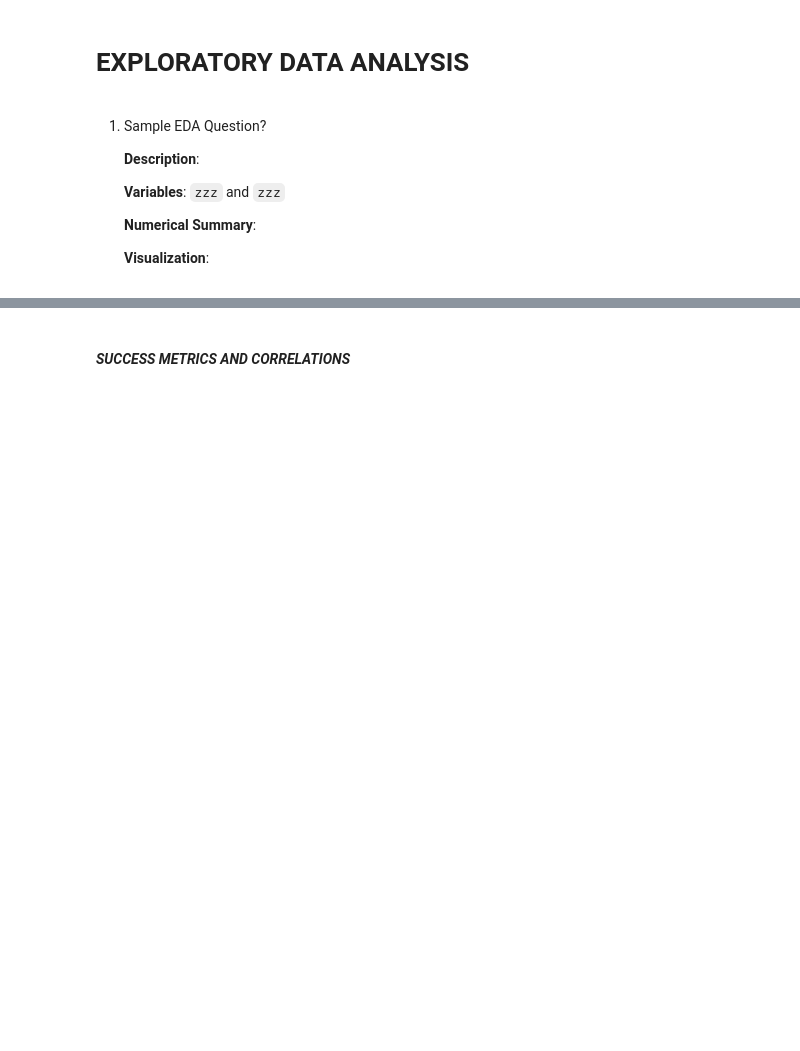
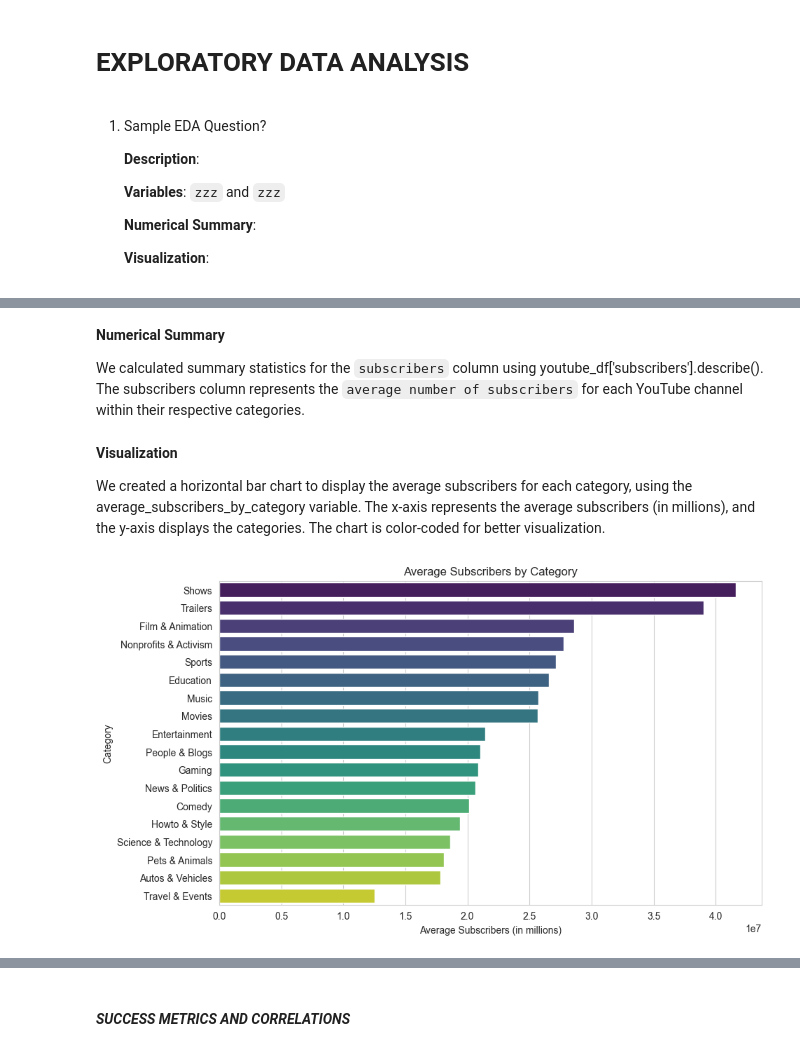
Before and after one commit to Alexxanderson/CSMODEL-PROJECT, a Jupyter notebook: MCO1/EDA.ipynb, the cells around one changed output, grey strips where cells are left out. Saved outputs shown, nothing was run; the diff lists cells and outputs as text; code cells hidden in the pictures; blank space fills up the shorter version.

```diff
--- a/MCO1/EDA.ipynb
+++ b/MCO1/EDA.ipynb
@@ -50,0 +61,4 @@ for i, col in enumerate(youtube_df.columns):
+# %% [markdown]
+**Numerical Summary**
+
+We calculated summary statistics for the `subscribers` column using youtube_df['subscribers'].describe(). The subscribers column represents the `average number of subscribers` for each YouTube channel within their respective categories.
@@ -50,0 +67,15 @@ for i, col in enumerate(youtube_df.columns):
+# %% [markdown]
+**Visualization**
+
+We created a horizontal bar chart to display the average subscribers for each category, using the average_subscribers_by_category variable. The x-axis represents the average subscribers (in millions), and the y-axis displays the categories. The chart is color-coded for better visualization.
+# %%
+# Bar Chart - Average Subscribers by Category
+average_subscribers_by_category = youtube_df.groupby('category')['subscribers'].mean().sort_values(ascending=False)
+plt.figure(figsize=(10, 6))
+sns.barplot(x=average_subscribers_by_category.values, y=average_subscribers_by_category.index, palette="viridis", orient="h")
+plt.title('Average Subscribers by Category')
+plt.xlabel('Average Subscribers (in millions)')
+plt.ylabel('Category')
+plt.show()
+# %% [output]
+[figure, added]
```
Also changed, not shown: parts of 23 cells of this notebook.
